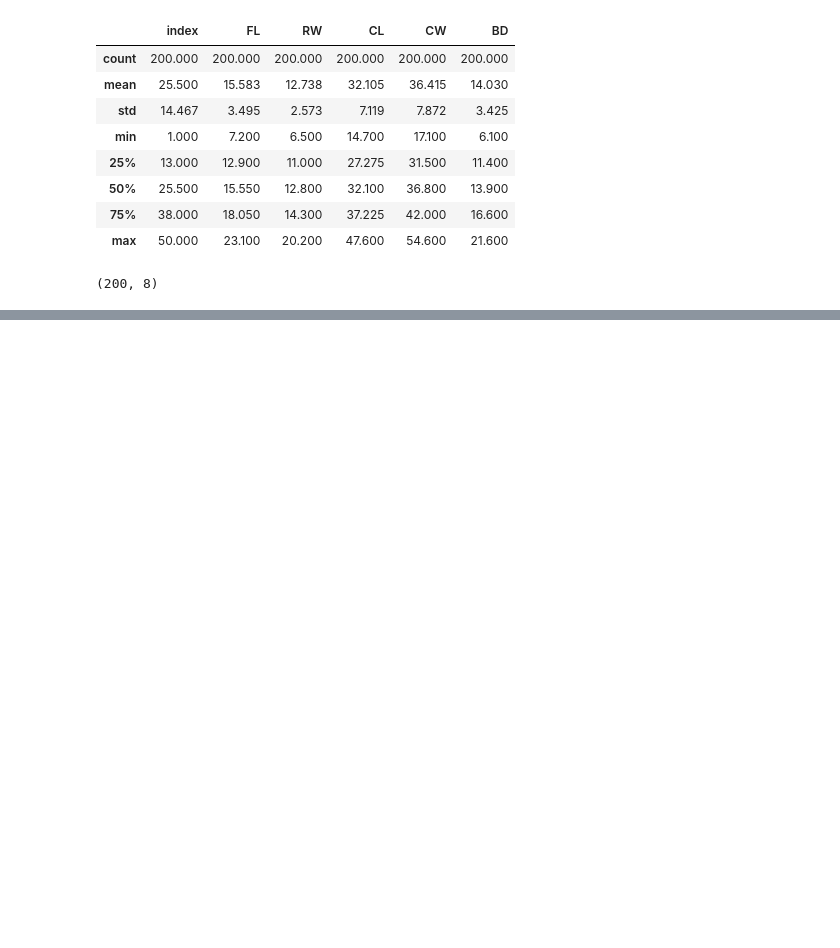
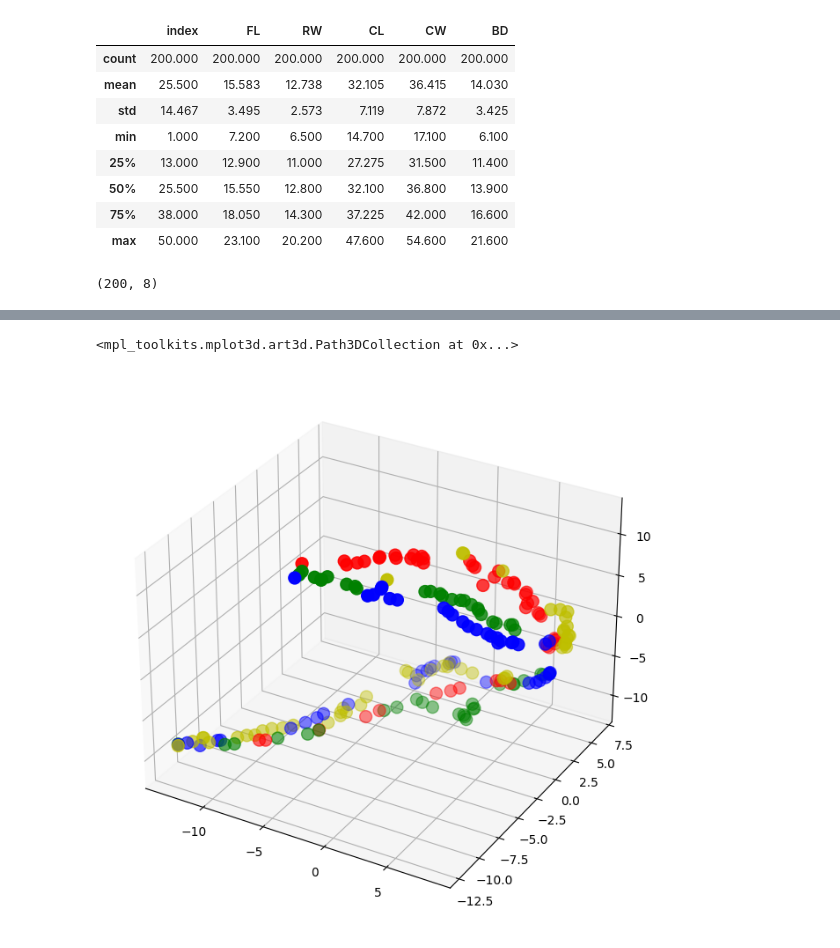
Before and after one commit to PhuIndie/ML-AI, a Jupyter notebook: Visualization/t-SNE.ipynb, the cells around one changed output, grey strips where cells are left out. Cells and saved outputs as stored; diff of their text form; code cells hidden in the pictures; blank space fills up the shorter version.

```diff
--- a/Visualization/t-SNE.ipynb
+++ b/Visualization/t-SNE.ipynb
@@ -41,0 +96,13 @@ crabs_data = crabs.rename(columns={'sp':'species','FL':'Frontal Lobe', 'RW':'Rea
+# %%
+# 3 dimension
+crabs_tsne = TSNE(n_components = 3, perplexity = 10, n_iter=2000, init='random').fit_transform(crabs_data[data_columns])
+crabs_data[['TSNE1', 'TSNE2','TSNE3']] = crabs_tsne
+
+color_crabs= {'BlueFemale': 'y', 'BlueMale': 'b', 'OrangeFemale': 'r', 'OrangeMale': 'g'}
+
+fig = plt.figure(figsize=(8,8))
+ax = fig.add_subplot(111, projection='3d')
+plt.scatter(crabs_data.TSNE1, crabs_data.TSNE2,zs=crabs_data.TSNE3, depthshade='False', c=crabs_data['class'].apply(lambda x: color_crabs[x]),s=100)
+# %% [output]
+<mpl_toolkits.mplot3d.art3d.Path3DCollection at 0x...>
+[figure, added]
```
Also changed, not shown: parts of 23 cells of this notebook, 9 other files.
